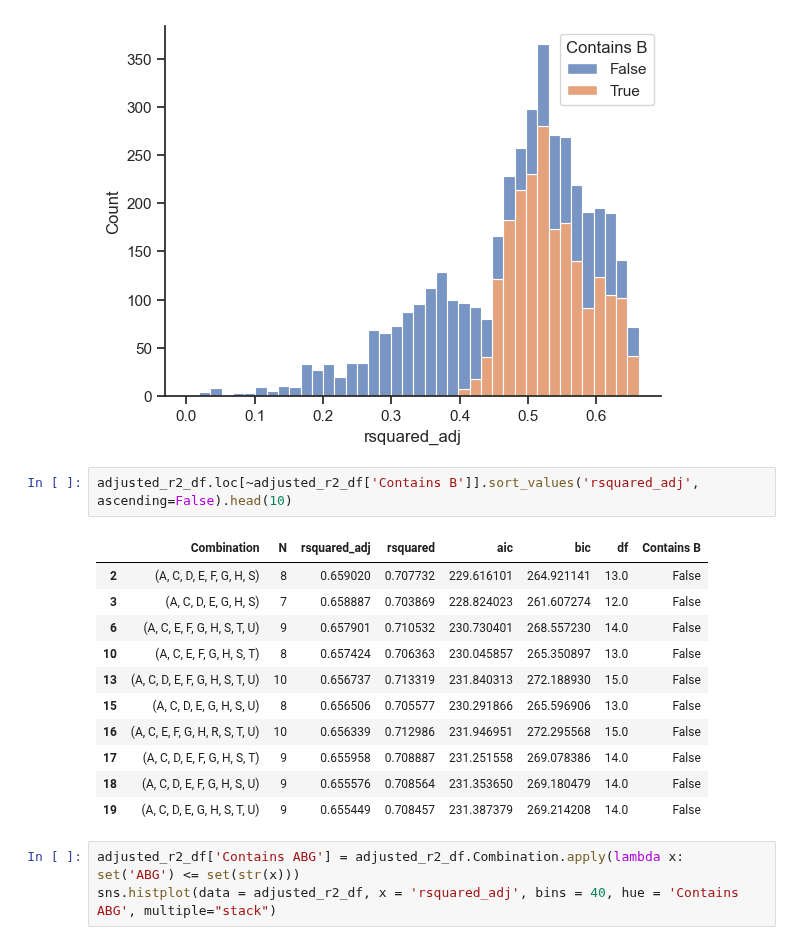
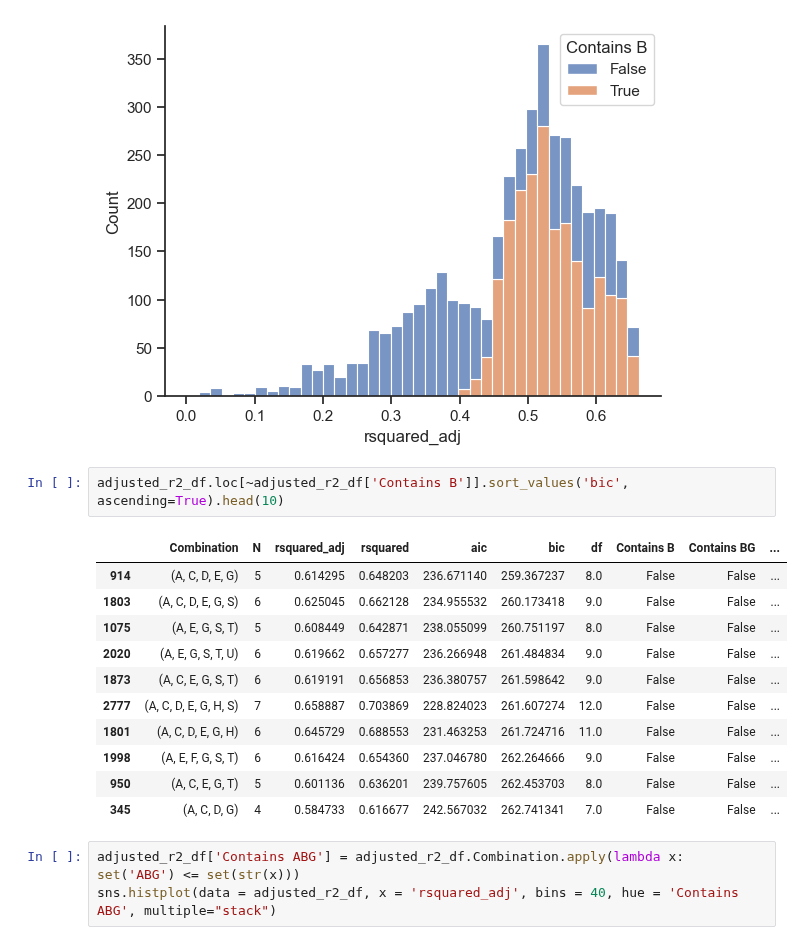
Before and after one commit to sulheim/metabolite-release, a Jupyter notebook: notebooks/1_release_rates/4_div/4D_make_figure_2.ipynb, the cells around one changed output. Cells and saved outputs as stored; diff of their text form.

```diff
--- a/notebooks/1_release_rates/4_div/4D_make_figure_2.ipynb
+++ b/notebooks/1_release_rates/4_div/4D_make_figure_2.ipynb
@@ -335,19 +335,19 @@ sns.despine()
 # %% [output]
 [figure]
 # %%
-adjusted_r2_df.loc[~adjusted_r2_df['Contains B']].sort_values('rsquared_adj', ascending=False).head(10)
+adjusted_r2_df.loc[~adjusted_r2_df['Contains B']].sort_values('bic', ascending=True).head(10)
 # %% [output]
-|  | Combination | N | rsquared_adj | rsquared | aic | bic | df | Contains B |
-| 2 | (A, C, D, E, F, G, H, S) | 8 | 0.659020 | 0.707732 | 229.616101 | 264.921141 | 13.0 | False |
-| 3 | (A, C, D, E, G, H, S) | 7 | 0.658887 | 0.703869 | 228.824023 | 261.607274 | 12.0 | False |
-| 6 | (A, C, E, F, G, H, S, T, U) | 9 | 0.657901 | 0.710532 | 230.730401 | 268.557230 | 14.0 | False |
-| 10 | (A, C, E, F, G, H, S, T) | 8 | 0.657424 | 0.706363 | 230.045857 | 265.350897 | 13.0 | False |
-| 13 | (A, C, D, E, F, G, H, S, T, U) | 10 | 0.656737 | 0.713319 | 231.840313 | 272.188930 | 15.0 | False |
-| 15 | (A, C, D, E, G, H, S, U) | 8 | 0.656506 | 0.705577 | 230.291866 | 265.596906 | 13.0 | False |
-| 16 | (A, C, E, F, G, H, R, S, T, U) | 10 | 0.656339 | 0.712986 | 231.946951 | 272.295568 | 15.0 | False |
-| 17 | (A, C, D, E, F, G, H, S, T) | 9 | 0.655958 | 0.708887 | 231.251558 | 269.078386 | 14.0 | False |
-| 18 | (A, C, D, E, F, G, H, S, U) | 9 | 0.655576 | 0.708564 | 231.353650 | 269.180479 | 14.0 | False |
-| 19 | (A, C, D, E, G, H, S, T, U) | 9 | 0.655449 | 0.708457 | 231.387379 | 269.214208 | 14.0 | False |
+|  | Combination | N | rsquared_adj | rsquared | aic | bic | df | Contains B | Contains BG | ... |
+| 914 | (A, C, D, E, G) | 5 | 0.614295 | 0.648203 | 236.671140 | 259.367237 | 8.0 | False | False | ... |
+| 1803 | (A, C, D, E, G, S) | 6 | 0.625045 | 0.662128 | 234.955532 | 260.173418 | 9.0 | False | False | ... |
+| 1075 | (A, E, G, S, T) | 5 | 0.608449 | 0.642871 | 238.055099 | 260.751197 | 8.0 | False | False | ... |
+| 2020 | (A, E, G, S, T, U) | 6 | 0.619662 | 0.657277 | 236.266948 | 261.484834 | 9.0 | False | False | ... |
+| 1873 | (A, C, E, G, S, T) | 6 | 0.619191 | 0.656853 | 236.380757 | 261.598642 | 9.0 | False | False | ... |
+| 2777 | (A, C, D, E, G, H, S) | 7 | 0.658887 | 0.703869 | 228.824023 | 261.607274 | 12.0 | False | False | ... |
+| 1801 | (A, C, D, E, G, H) | 6 | 0.645729 | 0.688553 | 231.463253 | 261.724716 | 11.0 | False | False | ... |
+| 1998 | (A, E, F, G, S, T) | 6 | 0.616424 | 0.654360 | 237.046780 | 262.264666 | 9.0 | False | False | ... |
+| 950 | (A, C, E, G, T) | 5 | 0.601136 | 0.636201 | 239.757605 | 262.453703 | 8.0 | False | False | ... |
+| 345 | (A, C, D, G) | 4 | 0.584733 | 0.616677 | 242.567032 | 262.741341 | 7.0 | False | False | ... |
 # %%
 adjusted_r2_df['Contains ABG'] = adjusted_r2_df.Combination.apply(lambda x: set('ABG') <= set(str(x)))
 sns.histplot(data = adjusted_r2_df, x = 'rsquared_adj', bins = 40, hue = 'Contains ABG', multiple="stack")
```
Also changed, not shown: parts of 7 cells of this notebook, 8 other files.
